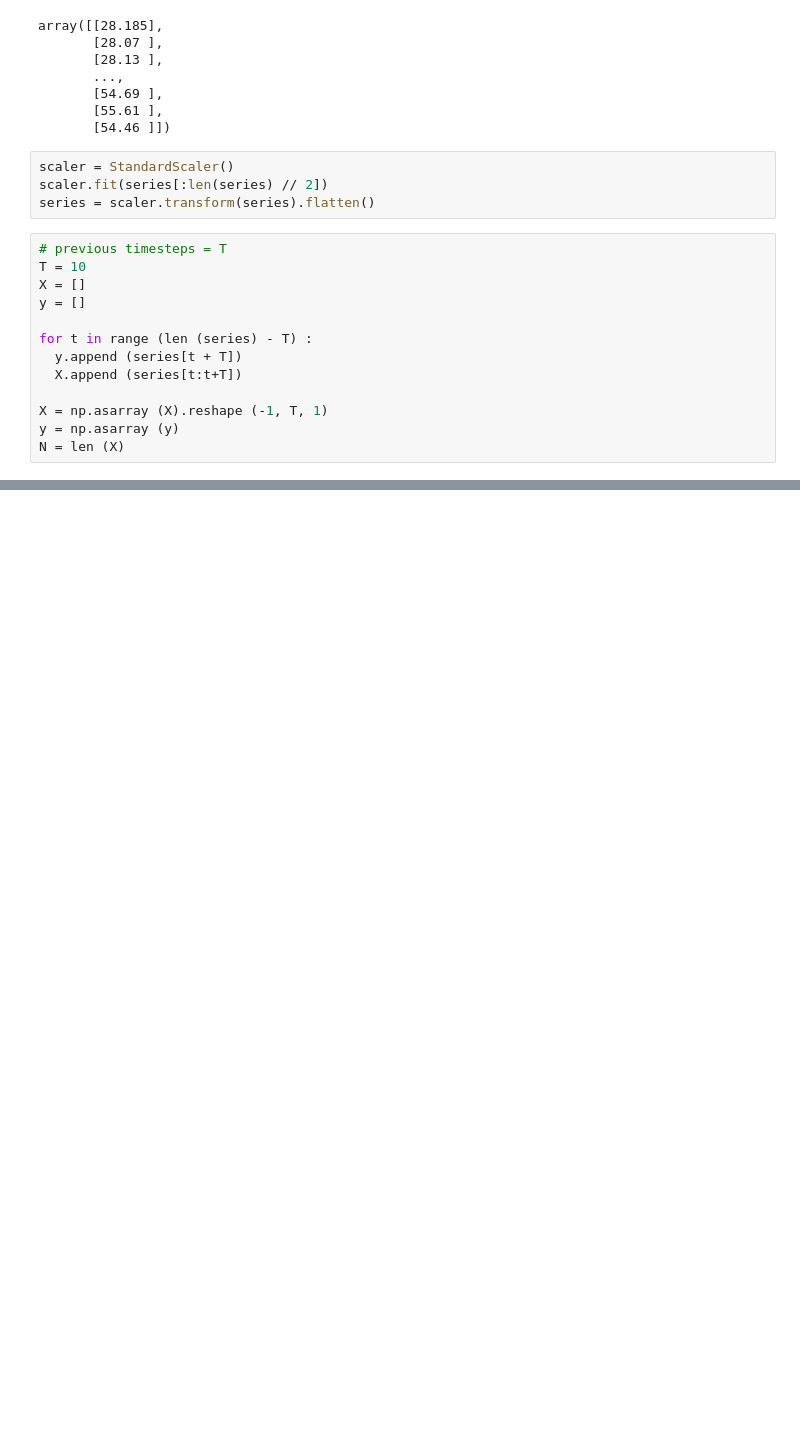
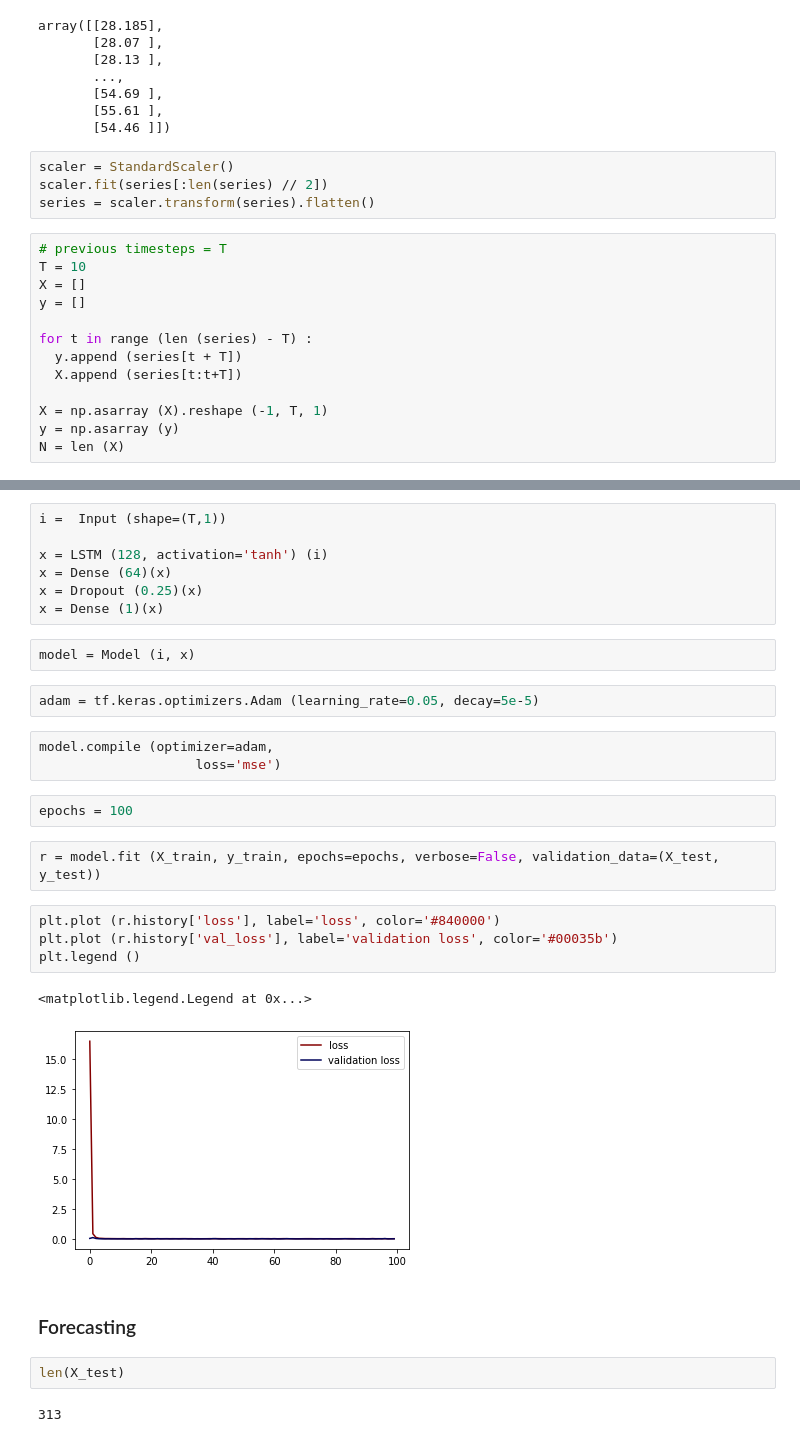
Before and after one commit to LeonVillanueva/CoLab, a Jupyter notebook: Google_CoLab_LSTM_Stocks_Udemy.ipynb, the cells around one changed output, grey strips where cells are left out. Saved outputs shown, nothing was run; the diff lists cells and outputs as text; blank space fills up the shorter version.

Commit message:
Summary : Model Building, Forecasting Results = Very Bad results

```diff
--- a/Google_CoLab_LSTM_Stocks_Udemy.ipynb
+++ b/Google_CoLab_LSTM_Stocks_Udemy.ipynb
@@ -73,0 +83,31 @@ N = len (X)
+# %%
+i =  Input (shape=(T,1))
+
+x = LSTM (128, activation='tanh') (i)
+x = Dense (64)(x)
+x = Dropout (0.25)(x)
+x = Dense (1)(x)
+# %%
+model = Model (i, x)
+# %%
+adam = tf.keras.optimizers.Adam (learning_rate=0.05, decay=5e-5)
+# %%
+model.compile (optimizer=adam,
+                    loss='mse')
+# %%
+epochs = 100
+# %%
+r = model.fit (X_train, y_train, epochs=epochs, verbose=False, validation_data=(X_test, y_test))
+# %%
+plt.plot (r.history['loss'], label='loss', color='#840000')
+plt.plot (r.history['val_loss'], label='validation loss', color='#00035b')
+plt.legend ()
+# %% [output]
+<matplotlib.legend.Legend at 0x...>
+[figure, added]
+# %% [markdown]
+### Forecasting
+# %%
+len(X_test)
+# %% [output]
+313
```
Also changed, not shown: parts of 5 cells of this notebook.
